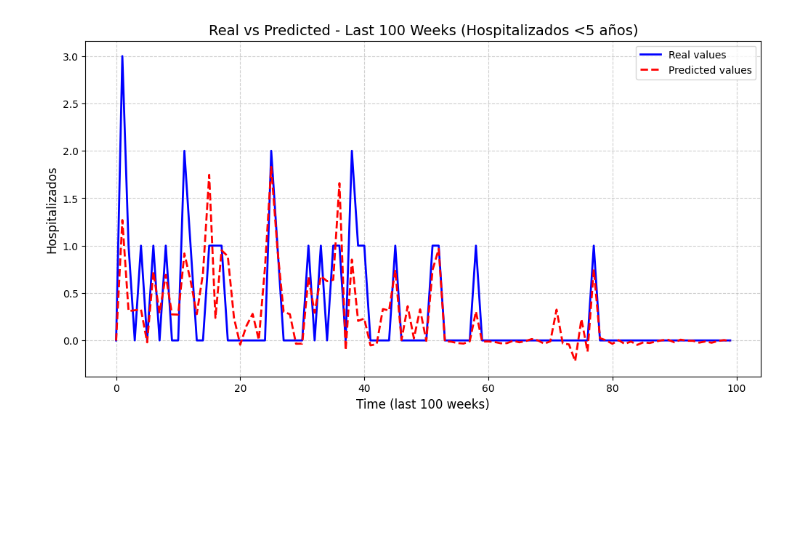
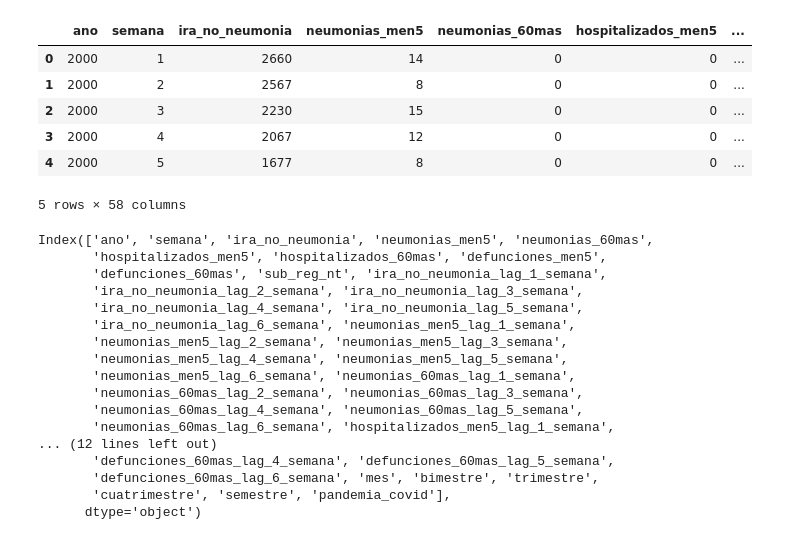
Before and after one commit to LuizIgnacio2002/Samsung_innovation_campus_proyecto, a Jupyter notebook: notebooks/modeling/1.0-af-model training.ipynb, the cells around one changed output. Cells and saved outputs as stored; diff of their text form; code cells hidden in the pictures; blank space fills up the shorter version.

```diff
--- a/notebooks/modeling/1.0-af-model training.ipynb
+++ b/notebooks/modeling/1.0-af-model training.ipynb
@@ -1,6 +12,2 @@
 # %%
-import pandas as pd
-import os
-
-df = pd.read_csv('../data/03_casos/df_con_variables_sub_reg_nt_50-all.csv')
-df
+df = pd.read_csv('../data/03_casos/df_53_cleaned.csv')
@@ -196,23 +14,30 @@ plt.show()
-# %%
-import matplotlib.pyplot as plt
-
-# Reset index to align X-axis properly
-y_test_reset = y_test.reset_index(drop=True)
-y_pred_reset = pd.Series(y_pred)
-
-# Select the last 50 weeks
-y_test_last50 = y_test_reset.tail(100).reset_index(drop=True)
-y_pred_last50 = y_pred_reset.tail(100).reset_index(drop=True)
-
-plt.figure(figsize=(12, 6))
-plt.plot(y_test_last50, label="Real values", color="blue", linewidth=2)
-plt.plot(y_pred_last50, label="Predicted values", color="red", linestyle="--", linewidth=2)
-
-plt.title("Real vs Predicted - Last 100 Weeks (Hospitalizados <5 años)", fontsize=14)
-plt.xlabel("Time (last 100 weeks)", fontsize=12)
-plt.ylabel("Hospitalizados", fontsize=12)
-plt.legend()
-plt.grid(True, linestyle="--", alpha=0.6)
-plt.show()
-# %% [output]
-[figure, removed]
+# %%
+df.head()
+# %% [output]
+|  | ano | semana | ira_no_neumonia | neumonias_men5 | neumonias_60mas | hospitalizados_men5 | ... |
+| 0 | 2000 | 1 | 2660 | 14 | 0 | 0 | ... |
+| 1 | 2000 | 2 | 2567 | 8 | 0 | 0 | ... |
+| 2 | 2000 | 3 | 2230 | 15 | 0 | 0 | ... |
+| 3 | 2000 | 4 | 2067 | 12 | 0 | 0 | ... |
+| 4 | 2000 | 5 | 1677 | 8 | 0 | 0 | ... |
+5 rows × 58 columns
+# %%
+df.columns
+# %% [output]
+Index(['ano', 'semana', 'ira_no_neumonia', 'neumonias_men5', 'neumonias_60mas',
+       'hospitalizados_men5', 'hospitalizados_60mas', 'defunciones_men5',
+       'defunciones_60mas', 'sub_reg_nt', 'ira_no_neumonia_lag_1_semana',
+       'ira_no_neumonia_lag_2_semana', 'ira_no_neumonia_lag_3_semana',
+       'ira_no_neumonia_lag_4_semana', 'ira_no_neumonia_lag_5_semana',
+       'ira_no_neumonia_lag_6_semana', 'neumonias_men5_lag_1_semana',
+       'neumonias_men5_lag_2_semana', 'neumonias_men5_lag_3_semana',
+       'neumonias_men5_lag_4_semana', 'neumonias_men5_lag_5_semana',
+       'neumonias_men5_lag_6_semana', 'neumonias_60mas_lag_1_semana',
+       'neumonias_60mas_lag_2_semana', 'neumonias_60mas_lag_3_semana',
+       'neumonias_60mas_lag_4_semana', 'neumonias_60mas_lag_5_semana',
+       'neumonias_60mas_lag_6_semana', 'hospitalizados_men5_lag_1_semana',
+... (12 lines left out)
+       'defunciones_60mas_lag_4_semana', 'defunciones_60mas_lag_5_semana',
+       'defunciones_60mas_lag_6_semana', 'mes', 'bimestre', 'trimestre',
+       'cuatrimestre', 'semestre', 'pandemia_covid'],
+      dtype='object')
```
Also changed, not shown: parts of 22 cells of this notebook, 31 other files.
